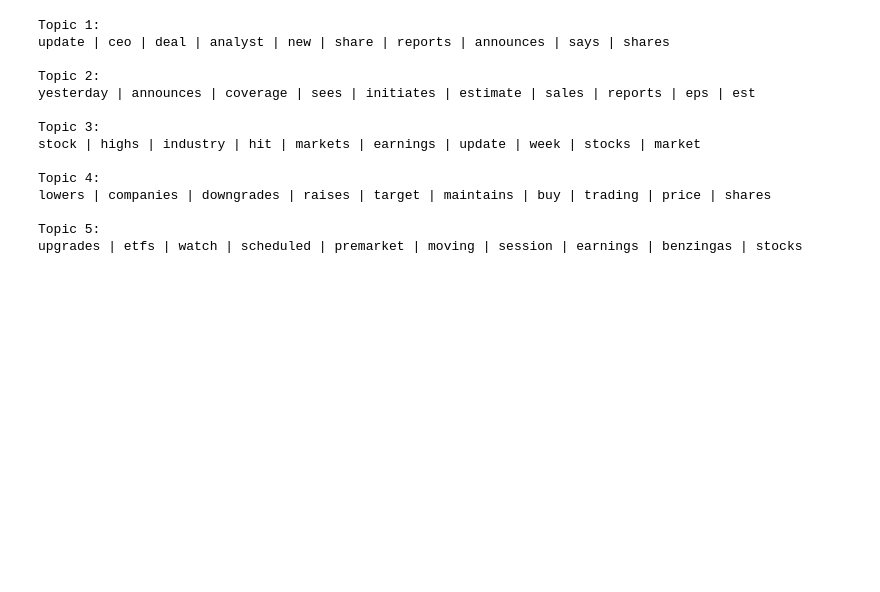
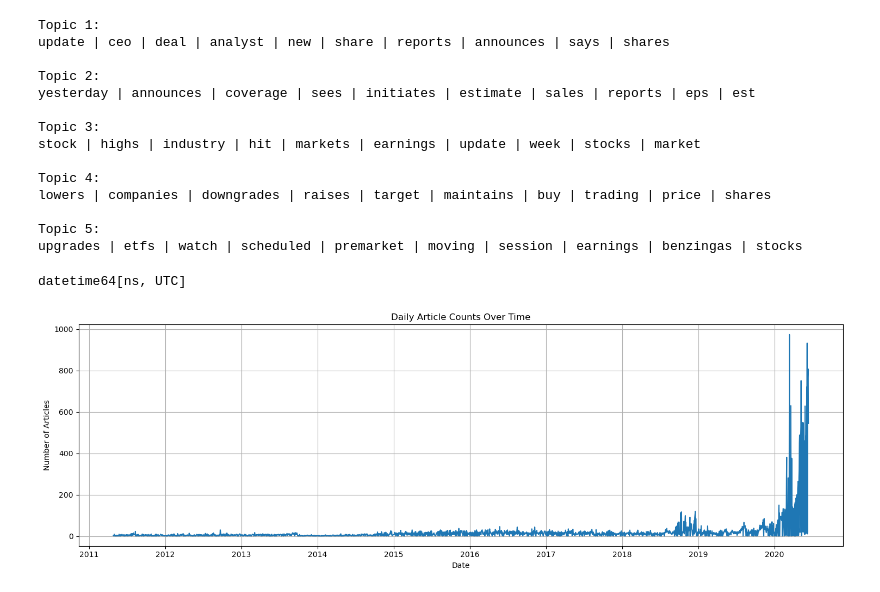
Before and after one commit to michael-099/Predicting-Price-Moves-with-News-Sentiment, a Jupyter notebook: notebooks/Predicting Price Moves with News Sentiment.ipynb, the cells around one changed output. Cells and saved outputs as stored; diff of their text form; code cells hidden in the pictures; blank space fills up the shorter version.

```diff
--- a/notebooks/Predicting Price Moves with News Sentiment.ipynb
+++ b/notebooks/Predicting Price Moves with News Sentiment.ipynb
@@ -230,3 +230,21 @@ lowers | companies | downgrades | raises | target | maintains | buy | trading |
 
 Topic 5:
 upgrades | etfs | watch | scheduled | premarket | moving | session | earnings | benzingas | stocks
+# %%
+print(df['date'].dtype)
+# %% [output]
+datetime64[ns, UTC]
+# %%
+df['date_only'] = df['date'].dt.date
+daily_counts = df.groupby('date_only').size()
+# %%
+plt.figure(figsize=(15, 5))
+daily_counts.plot()
+plt.title('Daily Article Counts Over Time')
+plt.xlabel('Date')
+plt.ylabel('Number of Articles')
+plt.grid(True)
+plt.tight_layout()
+plt.show()
+# %% [output]
+[figure, added]
```
Also changed, not shown: parts of 7 cells of this notebook, 1 other file.
